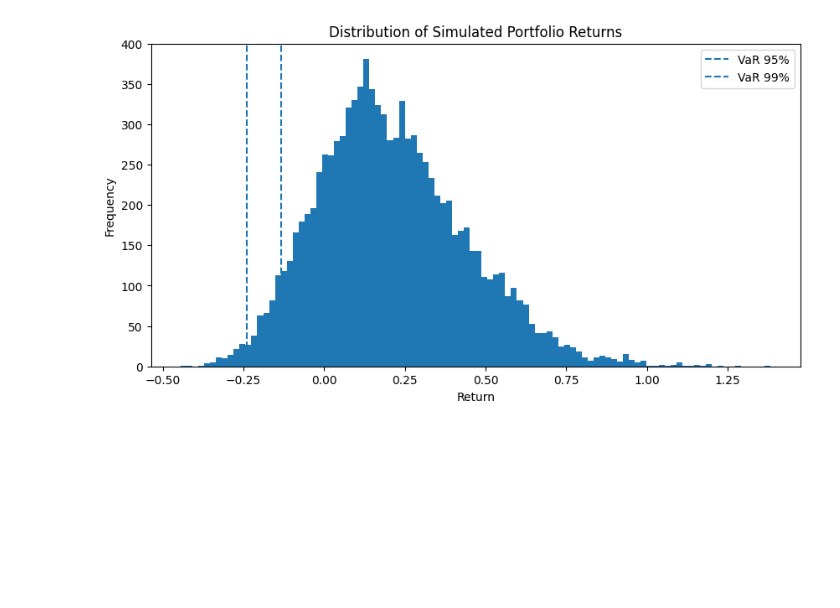
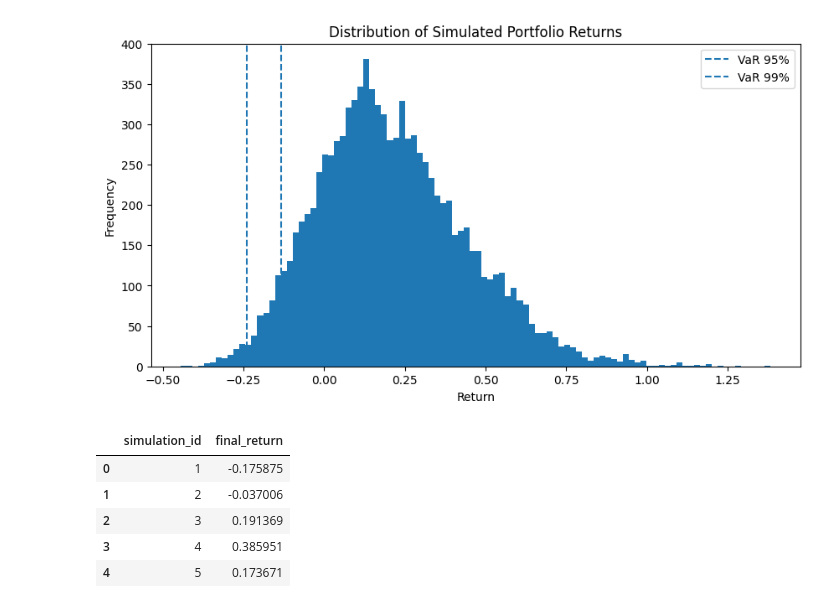
Before and after one commit to tsai143/financial-risk-analytics, a Jupyter notebook: notebooks/week3_monte_carlo_simulation.ipynb, the cells around one changed output. Saved outputs shown, nothing was run; the diff lists cells and outputs as text; code cells hidden in the pictures; blank space fills up the shorter version.

```diff
--- a/notebooks/week3_monte_carlo_simulation.ipynb
+++ b/notebooks/week3_monte_carlo_simulation.ipynb
@@ -261,3 +261,19 @@ plt.legend()
 plt.show()
 # %% [output]
 [figure]
+# %%
+# Create Power BI–ready dataset for Monte Carlo final outcomes
+
+mc_final_outcomes = pd.DataFrame({
+    "simulation_id": range(1, len(final_returns) + 1),
+    "final_return": final_returns.values
+})
+
+mc_final_outcomes.head()
+# %% [output]
+|  | simulation_id | final_return |
+| 0 | 1 | -0.175875 |
+| 1 | 2 | -0.037006 |
+| 2 | 3 | 0.191369 |
+| 3 | 4 | 0.385951 |
+| 4 | 5 | 0.173671 |
```
Also changed, not shown: parts of 5 cells of this notebook, 4 other files.
